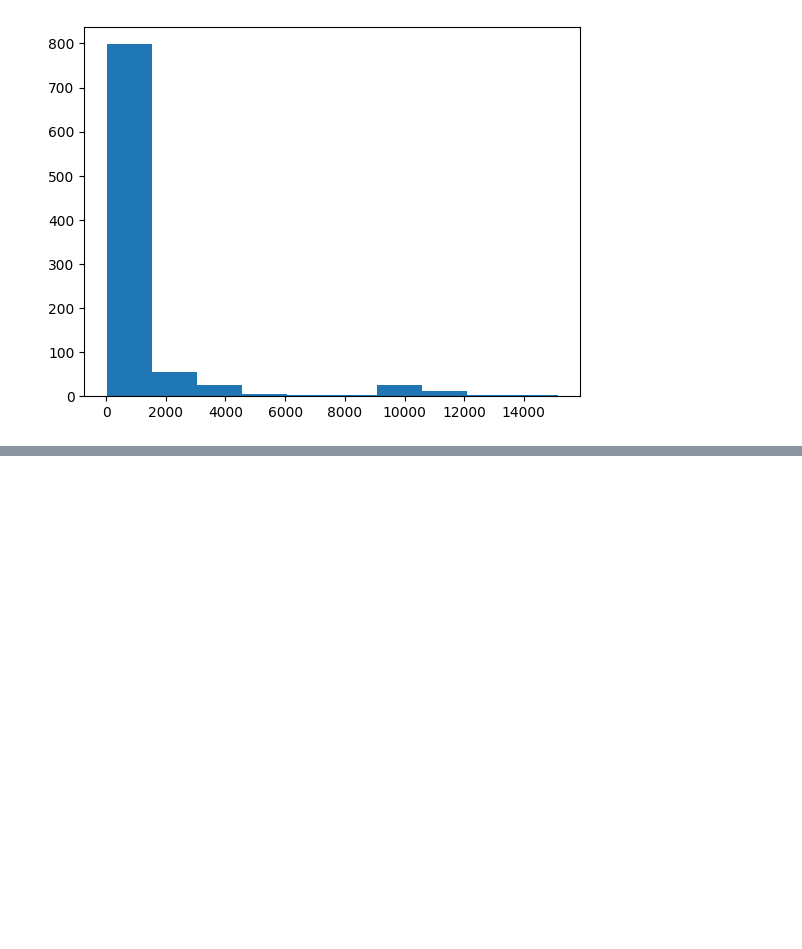
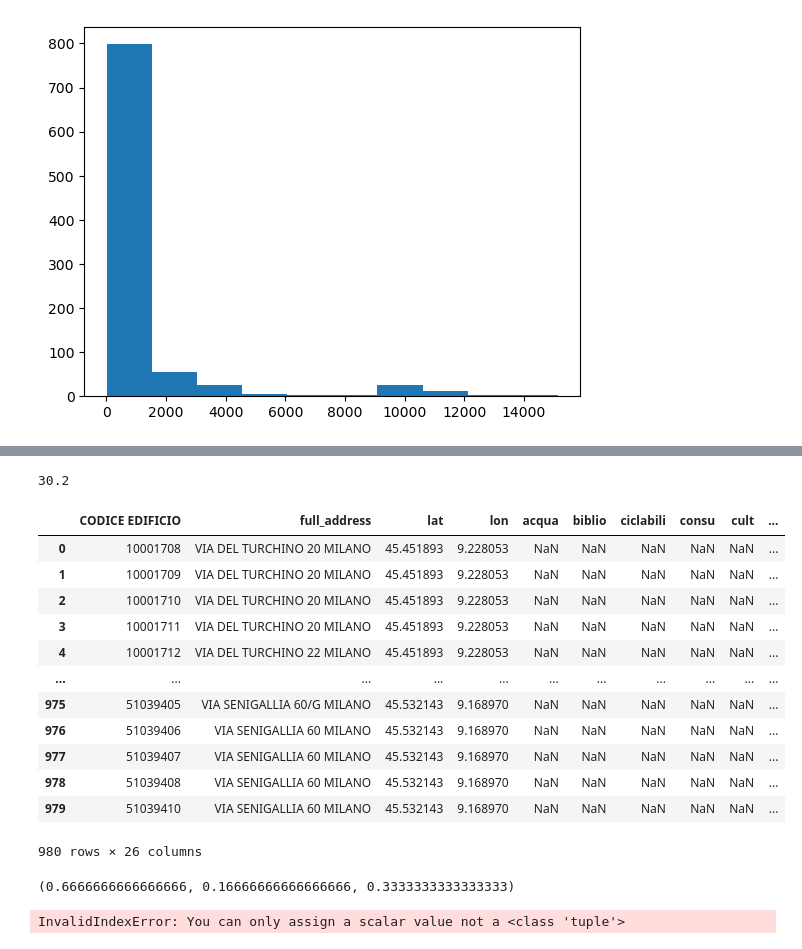
Before and after one commit to giuliofrey/bsc_thesis, a Jupyter notebook: code/analysis.ipynb, the cells around one changed output, grey strips where cells are left out. Saved outputs shown, nothing was run; the diff lists cells and outputs as text; code cells hidden in the pictures; blank space fills up the shorter version.

```diff
--- a/code/analysis.ipynb
+++ b/code/analysis.ipynb
@@ -123,0 +160,23 @@ plt.hist(max_20['ss2'])
+# %%
+min(calc_df_fixed['10002602'].to_list())
+# %% [output]
+30.2
+# %%
+mm_columns_list=['CODICE EDIFICIO', 'full_address', 'lat', 'lon']
+index_df=mm_df[mm_columns_list]
+index_df=index_df.reindex(columns=mm_columns_list+list(calc_df_fixed.df_name.unique())+['all'])
+index_df
+# %% [output]
+|  | CODICE EDIFICIO | full_address | lat | lon | acqua | biblio | ciclabili | consu | cult | ... |
+| 0 | 10001708 | VIA DEL TURCHINO 20 MILANO | 45.451893 | 9.228053 | NaN | NaN | NaN | NaN | NaN | ... |
+| 1 | 10001709 | VIA DEL TURCHINO 20 MILANO | 45.451893 | 9.228053 | NaN | NaN | NaN | NaN | NaN | ... |
+| 2 | 10001710 | VIA DEL TURCHINO 20 MILANO | 45.451893 | 9.228053 | NaN | NaN | NaN | NaN | NaN | ... |
+| 3 | 10001711 | VIA DEL TURCHINO 20 MILANO | 45.451893 | 9.228053 | NaN | NaN | NaN | NaN | NaN | ... |
+| 4 | 10001712 | VIA DEL TURCHINO 22 MILANO | 45.451893 | 9.228053 | NaN | NaN | NaN | NaN | NaN | ... |
+| ... | ... | ... | ... | ... | ... | ... | ... | ... | ... | ... |
+| 975 | 51039405 | VIA SENIGALLIA 60/G MILANO | 45.532143 | 9.168970 | NaN | NaN | NaN | NaN | NaN | ... |
+| 976 | 51039406 | VIA SENIGALLIA 60 MILANO | 45.532143 | 9.168970 | NaN | NaN | NaN | NaN | NaN | ... |
+| 977 | 51039407 | VIA SENIGALLIA 60 MILANO | 45.532143 | 9.168970 | NaN | NaN | NaN | NaN | NaN | ... |
+| 978 | 51039408 | VIA SENIGALLIA 60 MILANO | 45.532143 | 9.168970 | NaN | NaN | NaN | NaN | NaN | ... |
+| 979 | 51039410 | VIA SENIGALLIA 60 MILANO | 45.532143 | 9.168970 | NaN | NaN | NaN | NaN | NaN | ... |
+980 rows × 26 columns
@@ -123,0 +185,23 @@ plt.hist(max_20['ss2'])
+# %%
+def fun_run(codice_edificio, dhat, alpha, beta, out_df, df=calc_df_fixed):
+    columns_list=list(df.df_name.unique())+['all']
+    #columns_list=['all']
+    for column in columns_list:
+        if column=='all':
+            pass
+        else:
+            df=df[df.df_name==column]
+        dist_list=df[str(codice_edificio)].to_list()
+        if dist_list==[]:
+            out=np.nan
+        else:
+            n_max=best_in_class(column, dhat)
+            out=con_index(dist_list=dist_list, dhat=dhat, n_max=n_max, alpha=alpha, beta=beta)
+        print(out)
+        out_df.at[out_df.index[out_df['CODICE EDIFICIO'] == codice_edificio], column] = out
+    return 1
+
+fun_run(10002605, dhat=60*15, alpha=0.5, beta=0.5, out_df=index_df)
+# %% [output]
+(0.6666666666666666, 0.16666666666666666, 0.3333333333333333)
+InvalidIndexError: You can only assign a scalar value not a <class 'tuple'>
```
Also changed, not shown: parts of 17 cells of this notebook.
